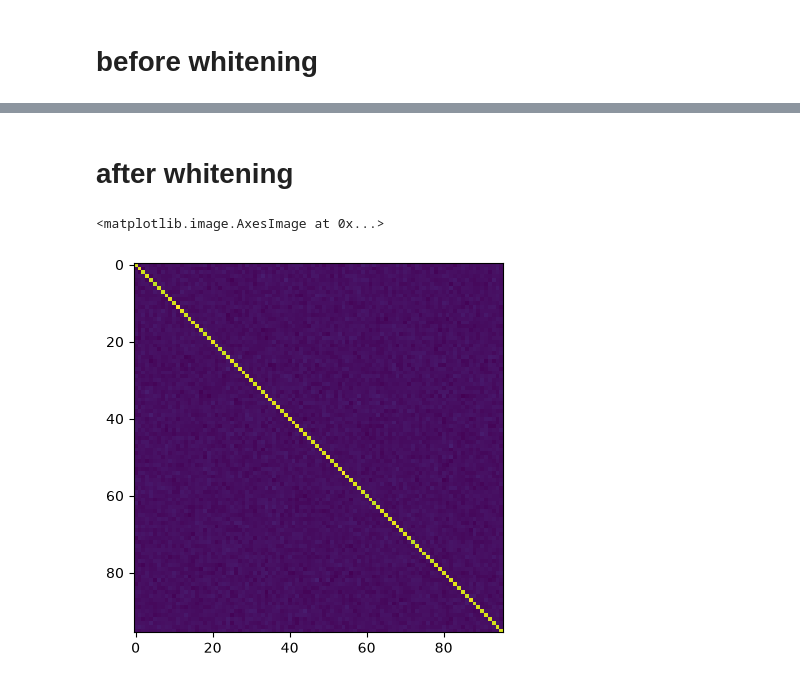
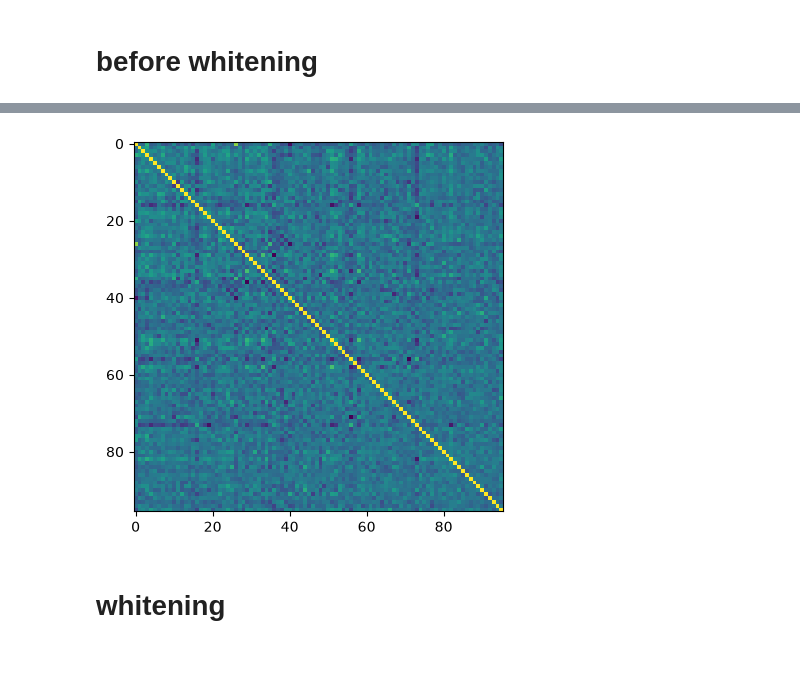
Before and after one commit to NathanSoeding/sensorium, a Jupyter notebook: analysis/paper_plots.ipynb, the cells around one changed output, grey strips where cells are left out. Saved outputs shown, nothing was run; the diff lists cells and outputs as text; code cells hidden in the pictures.

```diff
--- a/analysis/paper_plots.ipynb
+++ b/analysis/paper_plots.ipynb
@@ -84,7 +94,13 @@ flattened = torch.cat([f.flatten(0, 1) for f in features])
+# %%
+# helper for mu, cov and corr computation
+def get_stats(X):
+    mu = X.mean(0, keepdim=True)
+    Xc = X - mu
+    cov = Xc.T @ Xc / (X.shape[0] - 1)
+    std = cov.diag().sqrt()
+    cor = cov / torch.outer(std, std)
+    return mu, cov, cor
 # %% [markdown]
 # before whitening
 # %%
-X = flattened
-Xc = X - X.mean(0)
-cov = Xc.T @ Xc / (X.shape[0] - 1)
-plt.imshow(cov, colorbar)
+val_mu, val_cov, val_cor = get_stats(features['validation'])
@@ -94,18 +107,7 @@ plt.imshow(cov, colorbar)
-# %% [markdown]
-# after whitening
-# %%
-w_mu = model.whitener.mu_ema.cpu()
-w_cov = model.whitener.cov_ema.cpu()
-
-eye = torch.eye(w_cov.shape[0], dtype=w_cov.dtype, device=w_cov.device)
-L = torch.linalg.cholesky(w_cov + 1e-5 * eye)
-W = torch.linalg.inv(L).T
-
-centered = flattened - w_mu
-whitened = centered @ W
-
-after_cov = whitened.T @ whitened / (whitened.shape[0] - 1)
-plt.imshow(after_cov)
-# %% [output]
-<matplotlib.image.AxesImage at 0x...>
-[figure, removed]
+# %%
+plt.imshow(val_cor)
+plt.show()
+# %% [output]
+[figure, added]
+# %% [markdown]
+# whitening
```
Also changed, not shown: parts of 8 cells of this notebook, 2 other files.
